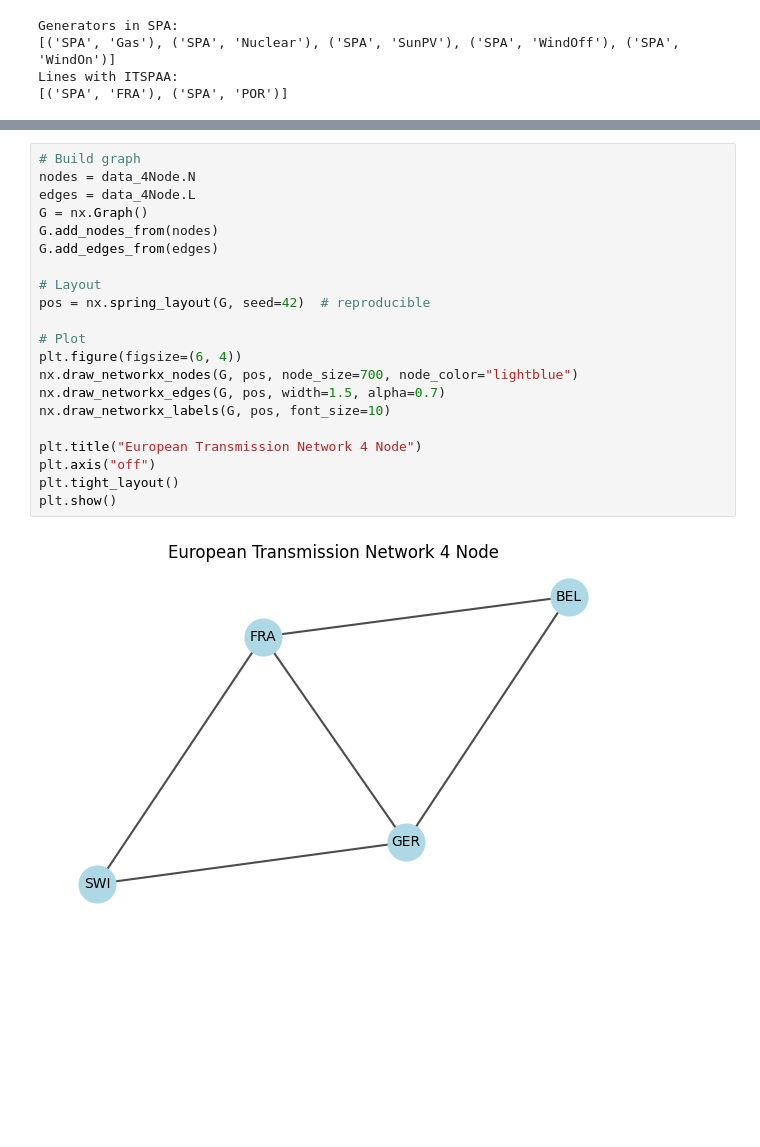
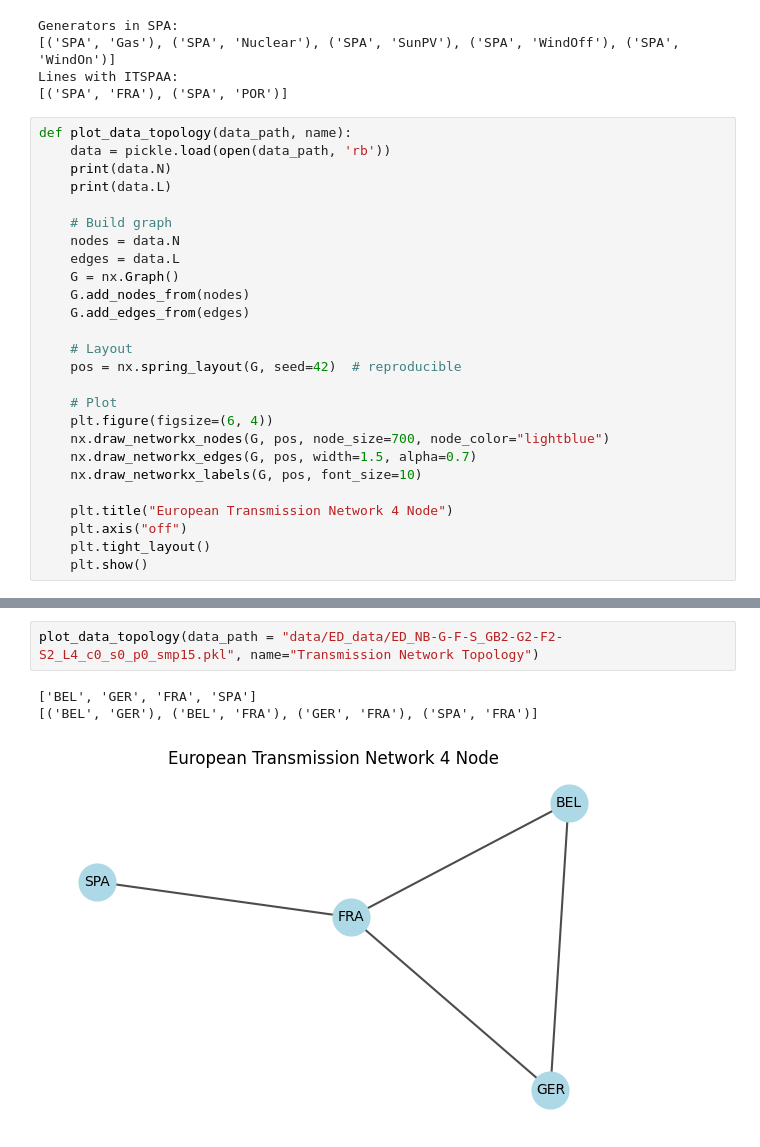
Before and after one commit to PeterrHH/ML-Enhanced-Benders, a Jupyter notebook: data_visualise.ipynb, the cells around one changed output, grey strips where cells are left out. Drawn from its saved outputs; the diff is of its cells as text; blank space fills up the shorter version.

```diff
--- a/data_visualise.ipynb
+++ b/data_visualise.ipynb
@@ -140,3 +140,29 @@ Generators in SPA:
 [('SPA', 'Gas'), ('SPA', 'Nuclear'), ('SPA', 'SunPV'), ('SPA', 'WindOff'), ('SPA', 'WindOn')]
 Lines with ITSPAA:
 [('SPA', 'FRA'), ('SPA', 'POR')]
+# %%
+def plot_data_topology(data_path, name):
+    data = pickle.load(open(data_path, 'rb'))
+    print(data.N)
+    print(data.L)
+
+    # Build graph
+    nodes = data.N
+    edges = data.L
+    G = nx.Graph()
+    G.add_nodes_from(nodes)
+    G.add_edges_from(edges)
+
+    # Layout
+    pos = nx.spring_layout(G, seed=42)  # reproducible
+
+    # Plot
+    plt.figure(figsize=(6, 4))
+    nx.draw_networkx_nodes(G, pos, node_size=700, node_color="lightblue")
+    nx.draw_networkx_edges(G, pos, width=1.5, alpha=0.7)
+    nx.draw_networkx_labels(G, pos, font_size=10)
+
+    plt.title("European Transmission Network 4 Node")
+    plt.axis("off")
+    plt.tight_layout()
+    plt.show()
@@ -151,23 +179,6 @@ print(data_4Node.L)
-# %%
-# Build graph
-nodes = data_4Node.N
-edges = data_4Node.L
-G = nx.Graph()
-G.add_nodes_from(nodes)
-G.add_edges_from(edges)
-
-# Layout
-pos = nx.spring_layout(G, seed=42)  # reproducible
-
-# Plot
-plt.figure(figsize=(6, 4))
-nx.draw_networkx_nodes(G, pos, node_size=700, node_color="lightblue")
-nx.draw_networkx_edges(G, pos, width=1.5, alpha=0.7)
-nx.draw_networkx_labels(G, pos, font_size=10)
-
-plt.title("European Transmission Network 4 Node")
-plt.axis("off")
-plt.tight_layout()
-plt.show()
-# %% [output]
-[figure, removed]
+# %%
+plot_data_topology(data_path = "data/ED_data/ED_NB-G-F-S_GB2-G2-F2-S2_L4_c0_s0_p0_smp15.pkl", name="Transmission Network Topology")
+# %% [output]
+['BEL', 'GER', 'FRA', 'SPA']
+[('BEL', 'GER'), ('BEL', 'FRA'), ('GER', 'FRA'), ('SPA', 'FRA')]
+[figure, added]
```
Also changed, not shown: parts of 2 cells of this notebook, 4 other files.
